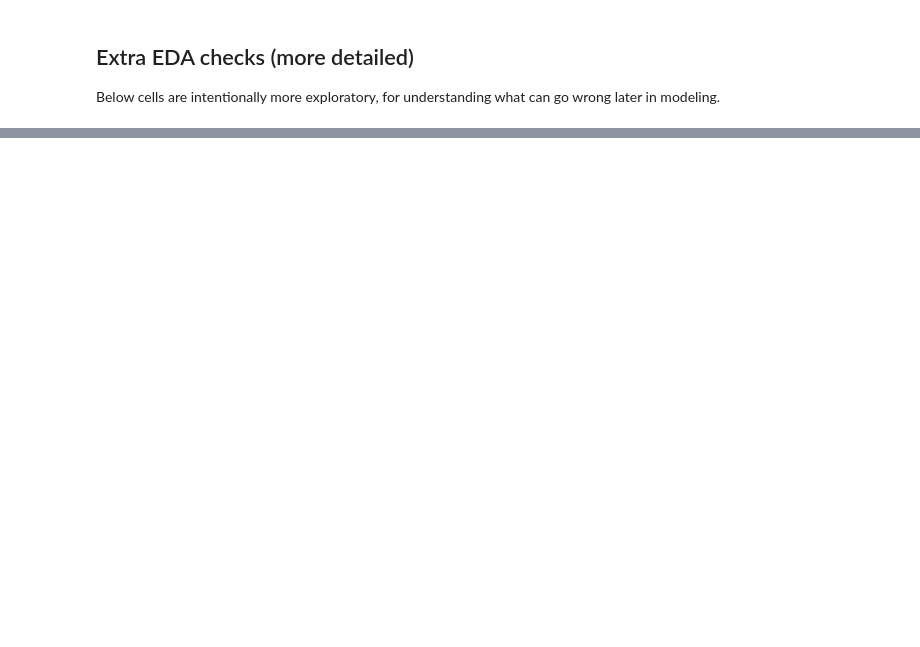
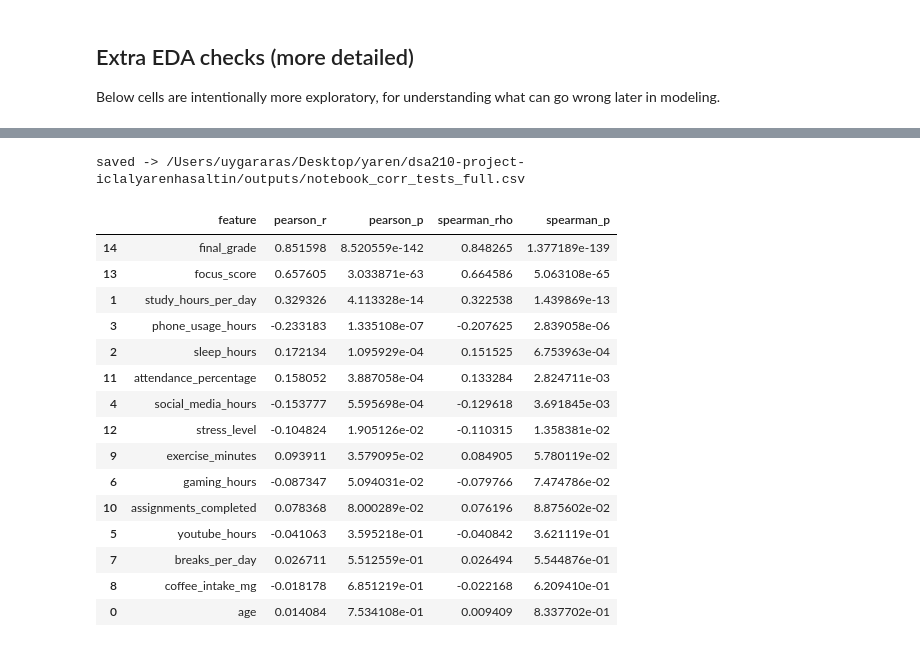
Before and after one commit to yarenhasaltin/dsa210-project-iclalyarenhasaltin, a Jupyter notebook: notebooks/01_eda_and_hypothesis_tests.ipynb, the cells around one changed output, grey strips where cells are left out. Saved outputs shown, nothing was run; the diff lists cells and outputs as text; code cells hidden in the pictures; blank space fills up the shorter version.

```diff
--- a/notebooks/01_eda_and_hypothesis_tests.ipynb
+++ b/notebooks/01_eda_and_hypothesis_tests.ipynb
@@ -181,0 +286,13 @@ print('saved -> outputs/notebook_hypothesis_tests.csv')
+# %%
+# 9) distribution shape stats (mean, std, skew, kurtosis)
+num = df.select_dtypes(include=[np.number]).copy()
+shape_stats = pd.DataFrame({
+    'mean': num.mean(),
+    'std': num.std(),
+    'skew': num.skew(),
+    'kurtosis': num.kurt()
+}).sort_values('skew', key=lambda s: s.abs(), ascending=False)
+
+shape_stats.to_csv(os.path.join(NB_OUT, 'notebook_distribution_shape_stats.csv'))
+print('saved ->', os.path.join(NB_OUT, 'notebook_distribution_shape_stats.csv'))
+display_head(shape_stats, 20)
@@ -181,0 +318,38 @@ print('saved -> outputs/notebook_hypothesis_tests.csv')
+# %%
+# 10) rank correlations with target (both pearson and spearman)
+rows = []
+for col in num.columns:
+    if col == TARGET_COLUMN:
+        continue
+    p_r, p_p = pearsonr(df[col], df[TARGET_COLUMN])
+    s_r, s_p = spearmanr(df[col], df[TARGET_COLUMN])
+    rows.append({
+        'feature': col,
+        'pearson_r': p_r,
+        'pearson_p': p_p,
+        'spearman_rho': s_r,
+        'spearman_p': s_p,
+    })
+
+corr_tests = pd.DataFrame(rows).sort_values('pearson_p')
+corr_tests.to_csv(os.path.join(NB_OUT, 'notebook_corr_tests_full.csv'), index=False)
+print('saved ->', os.path.join(NB_OUT, 'notebook_corr_tests_full.csv'))
+display_head(corr_tests, 20)
+# %% [output]
+saved -> /Users/uygararas/Desktop/yaren/dsa210-project-iclalyarenhasaltin/outputs/notebook_corr_tests_full.csv
+|  | feature | pearson_r | pearson_p | spearman_rho | spearman_p |
+| 14 | final_grade | 0.851598 | 8.520559e-142 | 0.848265 | 1.377189e-139 |
+| 13 | focus_score | 0.657605 | 3.033871e-63 | 0.664586 | 5.063108e-65 |
+| 1 | study_hours_per_day | 0.329326 | 4.113328e-14 | 0.322538 | 1.439869e-13 |
+| 3 | phone_usage_hours | -0.233183 | 1.335108e-07 | -0.207625 | 2.839058e-06 |
+| 2 | sleep_hours | 0.172134 | 1.095929e-04 | 0.151525 | 6.753963e-04 |
+| 11 | attendance_percentage | 0.158052 | 3.887058e-04 | 0.133284 | 2.824711e-03 |
+| 4 | social_media_hours | -0.153777 | 5.595698e-04 | -0.129618 | 3.691845e-03 |
+| 12 | stress_level | -0.104824 | 1.905126e-02 | -0.110315 | 1.358381e-02 |
+| 9 | exercise_minutes | 0.093911 | 3.579095e-02 | 0.084905 | 5.780119e-02 |
+| 6 | gaming_hours | -0.087347 | 5.094031e-02 | -0.079766 | 7.474786e-02 |
+| 10 | assignments_completed | 0.078368 | 8.000289e-02 | 0.076196 | 8.875602e-02 |
+| 5 | youtube_hours | -0.041063 | 3.595218e-01 | -0.040842 | 3.621119e-01 |
+| 7 | breaks_per_day | 0.026711 | 5.512559e-01 | 0.026494 | 5.544876e-01 |
+| 8 | coffee_intake_mg | -0.018178 | 6.851219e-01 | -0.022168 | 6.209410e-01 |
+| 0 | age | 0.014084 | 7.534108e-01 | 0.009409 | 8.337702e-01 |
```
Also changed, not shown: parts of 33 cells of this notebook.
